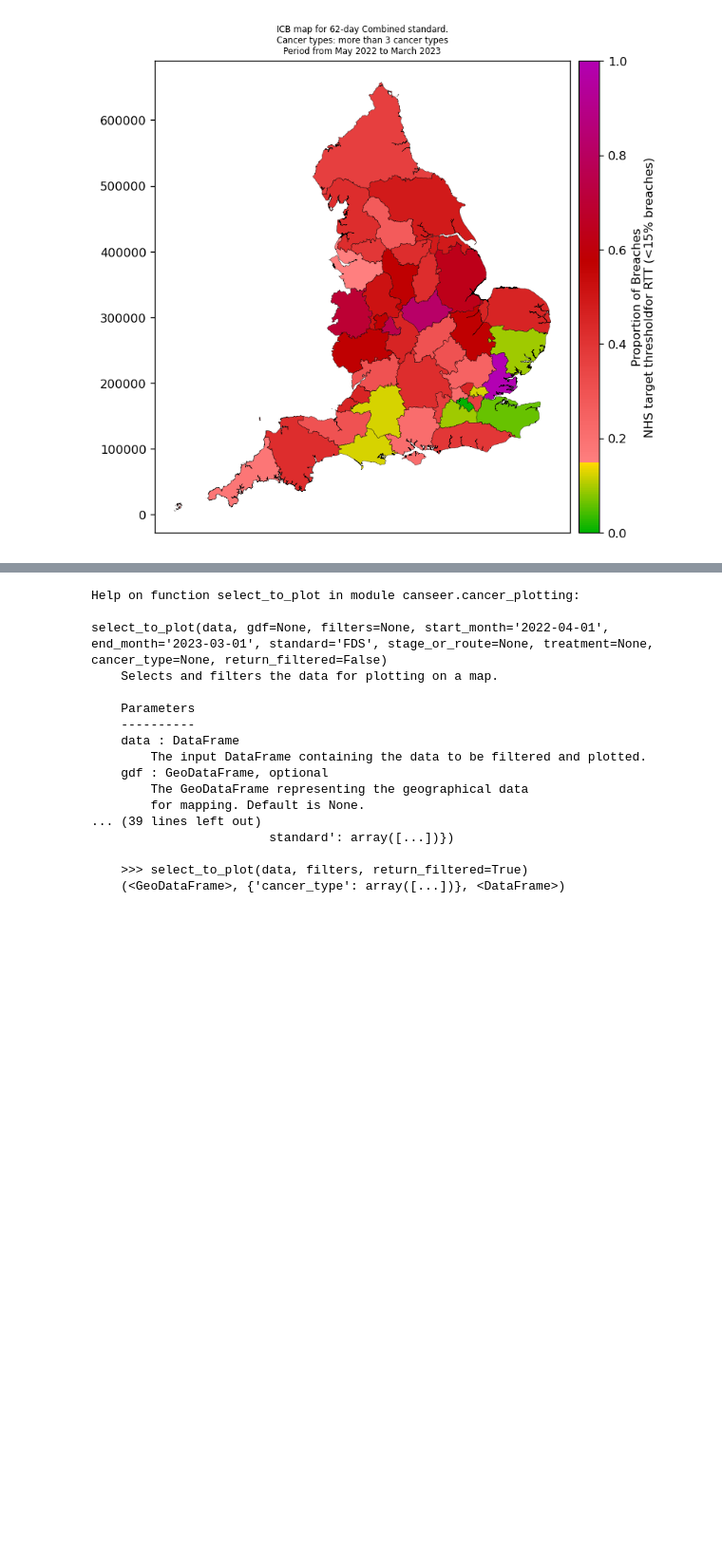
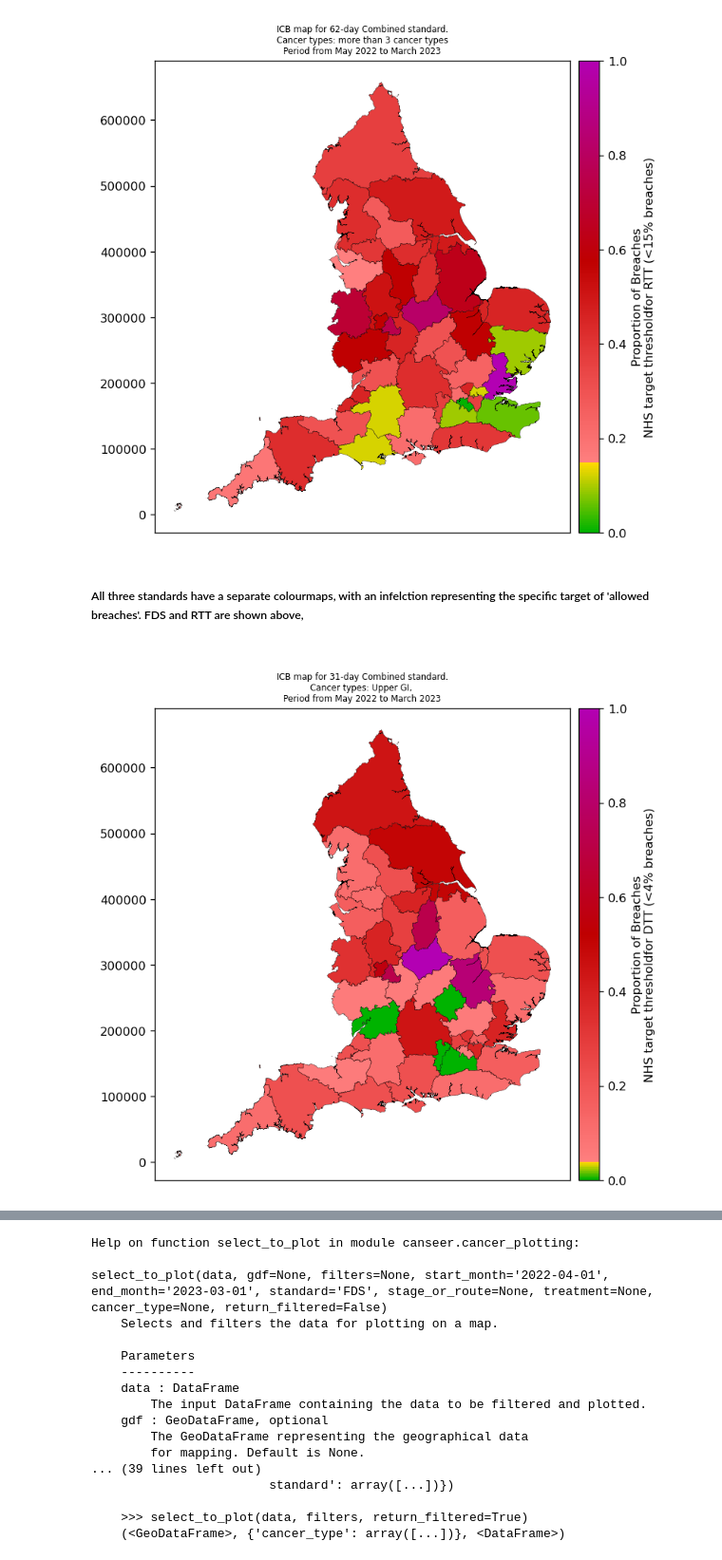
Before and after one commit to ploginovic/hpdm139_A2, a Jupyter notebook: user_guide.ipynb, the cells around one changed output, grey strips where cells are left out. Shown at 95% size. Saved outputs shown, nothing was run; the diff lists cells and outputs as text; code cells hidden in the pictures; blank space fills up the shorter version.

```diff
--- a/user_guide.ipynb
+++ b/user_guide.ipynb
@@ -400,6 +405,23 @@ fig, ax = plot_icb_map(data=df_provider,
                       )
 # %% [output]
 [figure]
+# %% [markdown]
+######
+##### All three standards have a separate colourmaps, with an infelction representing the specific target of 'allowed breaches'. FDS and RTT are shown above,
+
+
+######
+# %%
+fig, ax = plot_icb_map(data=df_provider,
+                       filters={'start_month':'05-2022',
+                                'end_month':'04-2023',
+                                'standard':'DTT',
+                                'cancer_type':'Upper_GI'
+                                },
+                       dpi=120
+                      )
+# %% [output]
+[figure, added]
 # %% [markdown]
 ######
 ##### **plot_icb_map()** relies on the function select_to_plot() that allows more flexibility for data filtering
```
Also changed, not shown: parts of 8 cells of this notebook, 2 other files.
